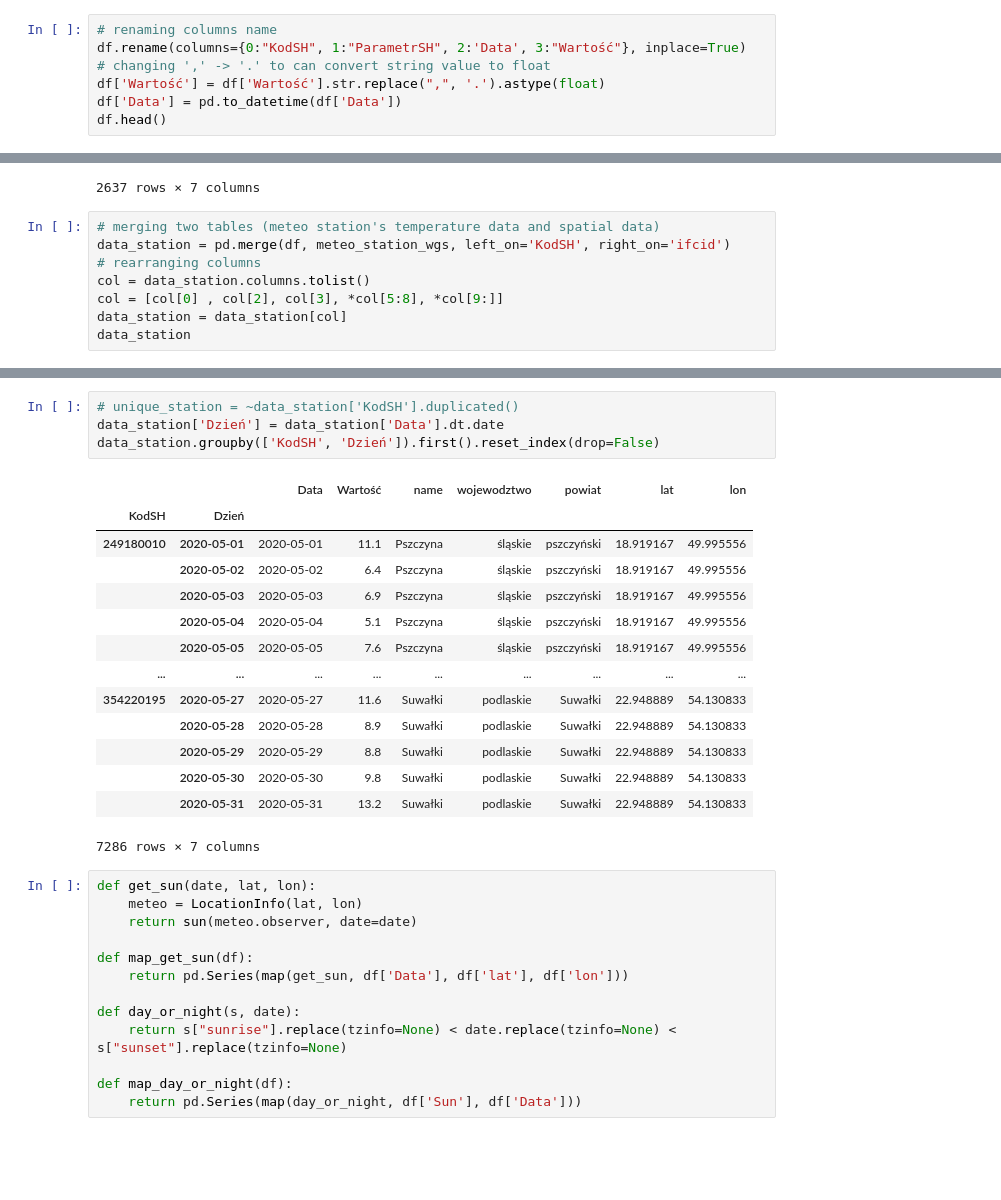
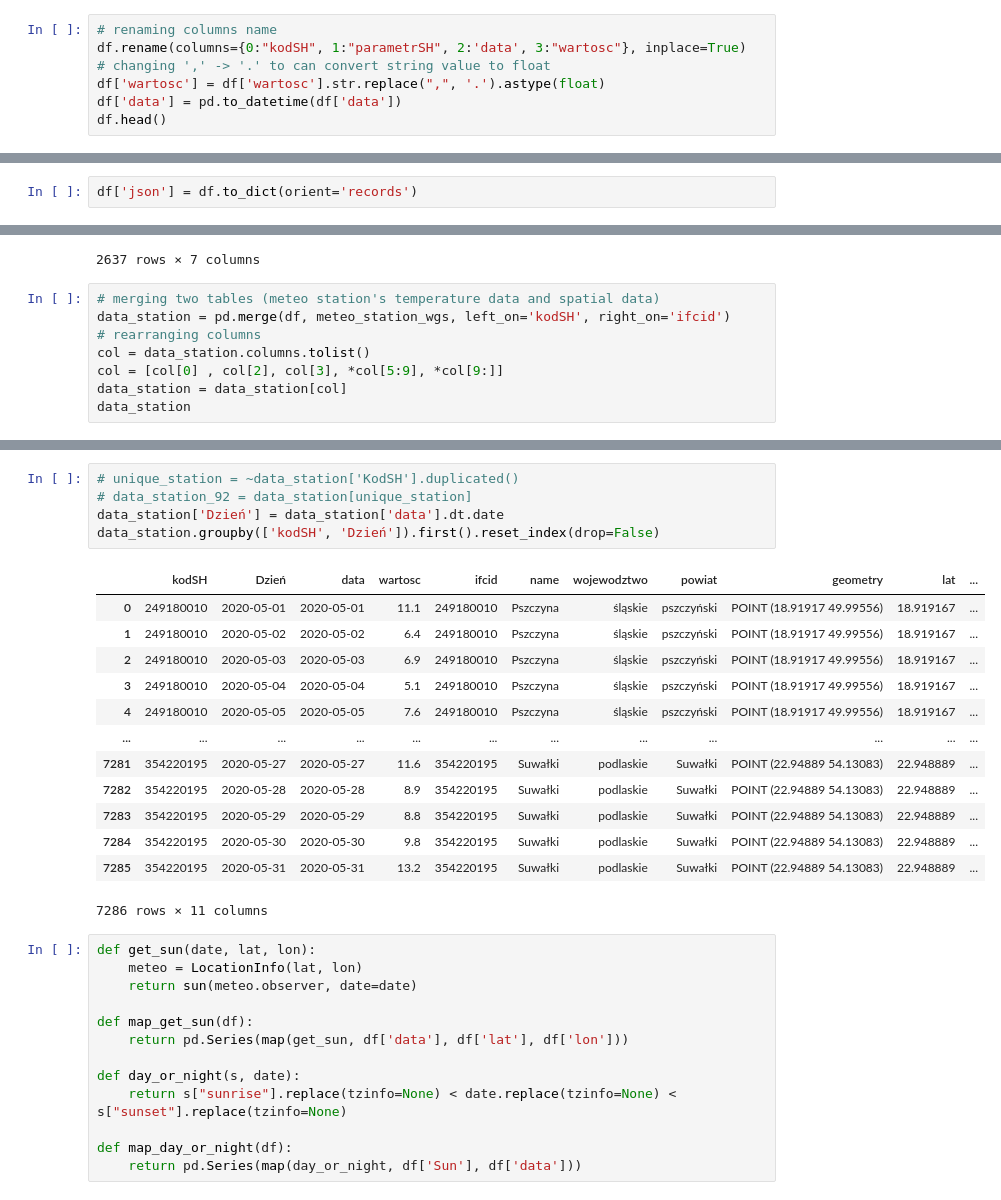
Before and after one commit to jakubGryzio/PAG_II, a Jupyter notebook: projekt1/projekt1.ipynb, the cells around one changed output, grey strips where cells are left out. Drawn from its saved outputs; the diff is of its cells as text; blank space fills up the shorter version.

```diff
--- a/projekt1/projekt1.ipynb
+++ b/projekt1/projekt1.ipynb
@@ -48,9 +49,9 @@ df.head()
 | 4 | 249190890 | B00300S | 2020-05-01 00:50 | 9 |
 # %%
 # renaming columns name
-df.rename(columns={0:"KodSH", 1:"ParametrSH", 2:'Data', 3:"Wartość"}, inplace=True)
+df.rename(columns={0:"kodSH", 1:"parametrSH", 2:'data', 3:"wartosc"}, inplace=True)
 # changing ',' -> '.' to can convert string value to float
-df['Wartość'] = df['Wartość'].str.replace(",", '.').astype(float)
-df['Data'] = pd.to_datetime(df['Data'])
+df['wartosc'] = df['wartosc'].str.replace(",", '.').astype(float)
+df['data'] = pd.to_datetime(df['data'])
 df.head()
 # %% [output]
@@ -60,3 +61,5 @@ df.head()
 | 2 | 249190890 | B00300S | 2020-05-01 00:30:00 | 9.0 |
 | 3 | 249190890 | B00300S | 2020-05-01 00:40:00 | 9.0 |
 | 4 | 249190890 | B00300S | 2020-05-01 00:50:00 | 9.0 |
+# %%
+df['json'] = df.to_dict(orient='records')
@@ -159,10 +183,10 @@ meteo_station_wgs
 2637 rows × 7 columns
 # %%
 # merging two tables (meteo station's temperature data and spatial data)
-data_station = pd.merge(df, meteo_station_wgs, left_on='KodSH', right_on='ifcid')
+data_station = pd.merge(df, meteo_station_wgs, left_on='kodSH', right_on='ifcid')
 # rearranging columns
 col = data_station.columns.tolist()
-col = [col[0] , col[2], col[3], *col[5:8], *col[9:]]
+col = [col[0] , col[2], col[3], *col[5:9], *col[9:]]
 data_station = data_station[col]
 data_station
 # %% [output]
@@ -182,34 +206,34 @@ data_station
 # %%
 # unique_station = ~data_station['KodSH'].duplicated()
-data_station['Dzień'] = data_station['Data'].dt.date
-data_station.groupby(['KodSH', 'Dzień']).first().reset_index(drop=False)
+# data_station_92 = data_station[unique_station]
+data_station['Dzień'] = data_station['data'].dt.date
+data_station.groupby(['kodSH', 'Dzień']).first().reset_index(drop=False)
 # %% [output]
-|  |  | Data | Wartość | name | wojewodztwo | powiat | lat | lon |
-| KodSH | Dzień |  |  |  |  |  |  |  |
-| 249180010 | 2020-05-01 | 2020-05-01 | 11.1 | Pszczyna | śląskie | pszczyński | 18.919167 | 49.995556 |
-|  | 2020-05-02 | 2020-05-02 | 6.4 | Pszczyna | śląskie | pszczyński | 18.919167 | 49.995556 |
-|  | 2020-05-03 | 2020-05-03 | 6.9 | Pszczyna | śląskie | pszczyński | 18.919167 | 49.995556 |
-|  | 2020-05-04 | 2020-05-04 | 5.1 | Pszczyna | śląskie | pszczyński | 18.919167 | 49.995556 |
-|  | 2020-05-05 | 2020-05-05 | 7.6 | Pszczyna | śląskie | pszczyński | 18.919167 | 49.995556 |
-| ... | ... | ... | ... | ... | ... | ... | ... | ... |
-| 354220195 | 2020-05-27 | 2020-05-27 | 11.6 | Suwałki | podlaskie | Suwałki | 22.948889 | 54.130833 |
-|  | 2020-05-28 | 2020-05-28 | 8.9 | Suwałki | podlaskie | Suwałki | 22.948889 | 54.130833 |
-|  | 2020-05-29 | 2020-05-29 | 8.8 | Suwałki | podlaskie | Suwałki | 22.948889 | 54.130833 |
-|  | 2020-05-30 | 2020-05-30 | 9.8 | Suwałki | podlaskie | Suwałki | 22.948889 | 54.130833 |
-|  | 2020-05-31 | 2020-05-31 | 13.2 | Suwałki | podlaskie | Suwałki | 22.948889 | 54.130833 |
+|  | kodSH | Dzień | data | wartosc | ifcid | name | wojewodztwo | powiat | geometry | lat | ... |
+| 0 | 249180010 | 2020-05-01 | 2020-05-01 | 11.1 | 249180010 | Pszczyna | śląskie | pszczyński | POINT (18.91917 49.99556) | 18.919167 | ... |
+| 1 | 249180010 | 2020-05-02 | 2020-05-02 | 6.4 | 249180010 | Pszczyna | śląskie | pszczyński | POINT (18.91917 49.99556) | 18.919167 | ... |
+| 2 | 249180010 | 2020-05-03 | 2020-05-03 | 6.9 | 249180010 | Pszczyna | śląskie | pszczyński | POINT (18.91917 49.99556) | 18.919167 | ... |
+| 3 | 249180010 | 2020-05-04 | 2020-05-04 | 5.1 | 249180010 | Pszczyna | śląskie | pszczyński | POINT (18.91917 49.99556) | 18.919167 | ... |
+| 4 | 249180010 | 2020-05-05 | 2020-05-05 | 7.6 | 249180010 | Pszczyna | śląskie | pszczyński | POINT (18.91917 49.99556) | 18.919167 | ... |
+| ... | ... | ... | ... | ... | ... | ... | ... | ... | ... | ... | ... |
+| 7281 | 354220195 | 2020-05-27 | 2020-05-27 | 11.6 | 354220195 | Suwałki | podlaskie | Suwałki | POINT (22.94889 54.13083) | 22.948889 | ... |
+| 7282 | 354220195 | 2020-05-28 | 2020-05-28 | 8.9 | 354220195 | Suwałki | podlaskie | Suwałki | POINT (22.94889 54.13083) | 22.948889 | ... |
+| 7283 | 354220195 | 2020-05-29 | 2020-05-29 | 8.8 | 354220195 | Suwałki | podlaskie | Suwałki | POINT (22.94889 54.13083) | 22.948889 | ... |
+| 7284 | 354220195 | 2020-05-30 | 2020-05-30 | 9.8 | 354220195 | Suwałki | podlaskie | Suwałki | POINT (22.94889 54.13083) | 22.948889 | ... |
+| 7285 | 354220195 | 2020-05-31 | 2020-05-31 | 13.2 | 354220195 | Suwałki | podlaskie | Suwałki | POINT (22.94889 54.13083) | 22.948889 | ... |
-7286 rows × 7 columns
+7286 rows × 11 columns
 # %%
 def get_sun(date, lat, lon):
     meteo = LocationInfo(lat, lon)
     return sun(meteo.observer, date=date)
 
 def map_get_sun(df):
-    return pd.Series(map(get_sun, df['Data'], df['lat'], df['lon']))
+    return pd.Series(map(get_sun, df['data'], df['lat'], df['lon']))
 
 def day_or_night(s, date):
     return s["sunrise"].replace(tzinfo=None) < date.replace(tzinfo=None) < s["sunset"].replace(tzinfo=None)
 
 def map_day_or_night(df):
-    return pd.Series(map(day_or_night, df['Sun'], df['Data']))
+    return pd.Series(map(day_or_night, df['Sun'], df['data']))
 # %%
 import time
```
Also changed, not shown: parts of 24 cells of this notebook.
